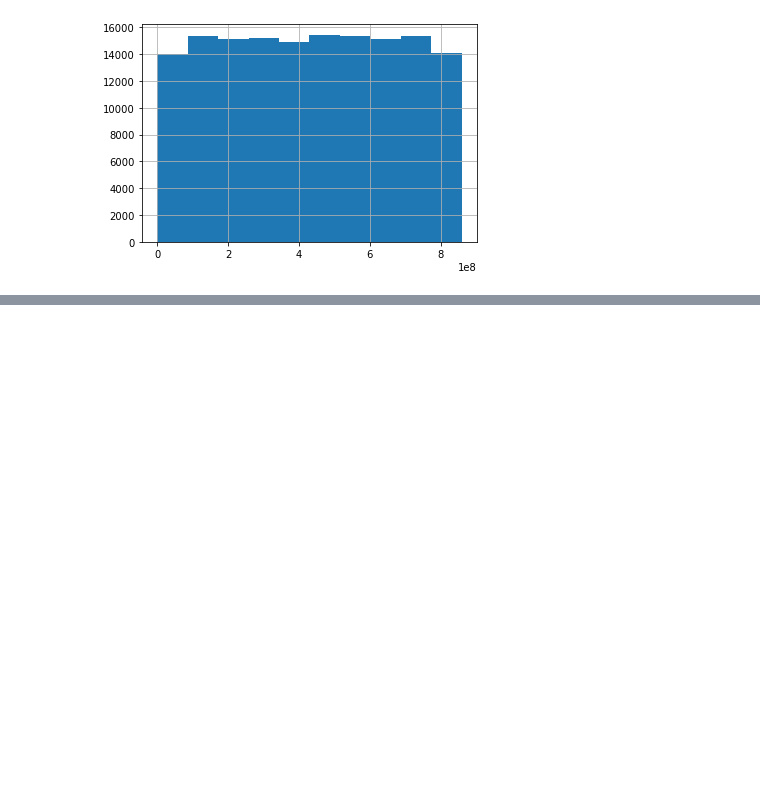
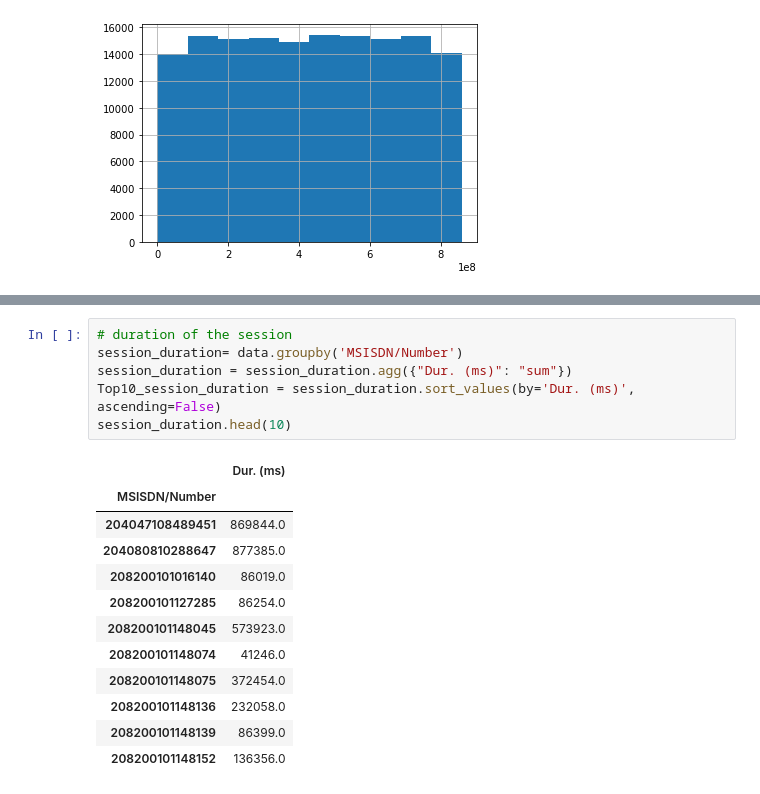
Before and after one commit to luelhagos/User-Analytics-in-the-Telecommunication-Industry, a Jupyter notebook: notebooks/final.ipynb, the cells around one changed output, grey strips where cells are left out. Saved outputs shown, nothing was run; the diff lists cells and outputs as text; blank space fills up the shorter version.

```diff
--- a/notebooks/final.ipynb
+++ b/notebooks/final.ipynb
@@ -622,0 +646,19 @@ gaming_data.hist()
+# %%
+# duration of the session
+session_duration= data.groupby('MSISDN/Number')
+session_duration = session_duration.agg({"Dur. (ms)": "sum"})
+Top10_session_duration = session_duration.sort_values(by='Dur. (ms)', ascending=False)
+session_duration.head(10)
+# %% [output]
+|  | Dur. (ms) |
+| MSISDN/Number |  |
+| 204047108489451 | 869844.0 |
+| 204080810288647 | 877385.0 |
+| 208200101016140 | 86019.0 |
+| 208200101127285 | 86254.0 |
+| 208200101148045 | 573923.0 |
+| 208200101148074 | 41246.0 |
+| 208200101148075 | 372454.0 |
+| 208200101148136 | 232058.0 |
+| 208200101148139 | 86399.0 |
+| 208200101148152 | 136356.0 |
```
Also changed, not shown: parts of 4 cells of this notebook.
